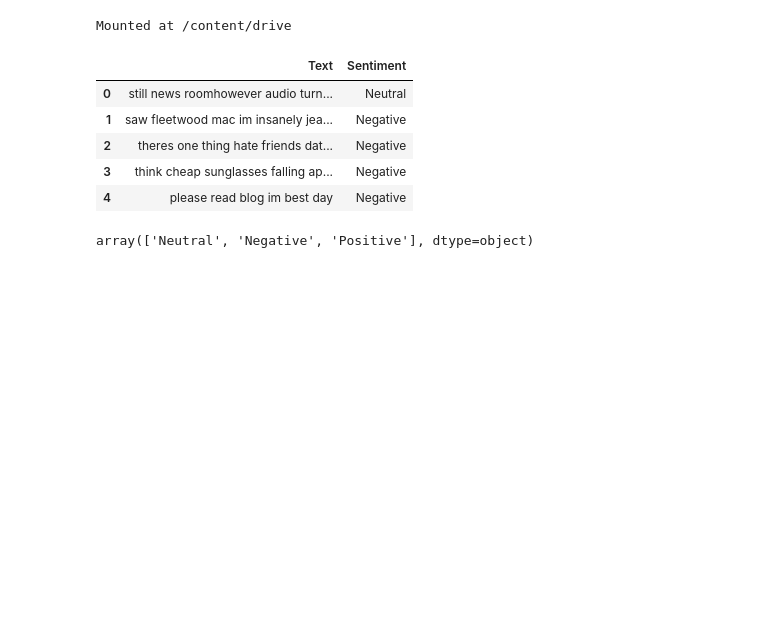
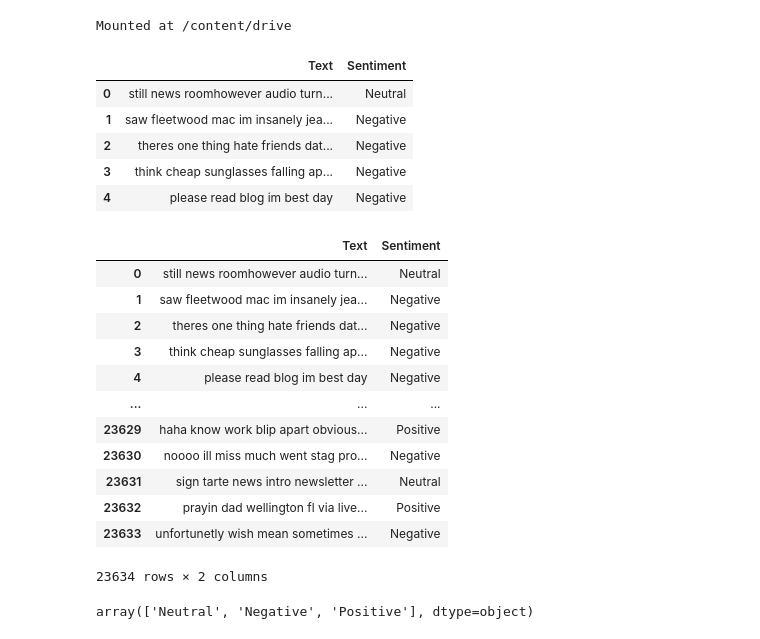
Before and after one commit to AnnaBorosh/BDA2025_project, a Jupyter notebook: notebooks/Sentiment_analysis.ipynb, the cells around one changed output. Saved outputs shown, nothing was run; the diff lists cells and outputs as text; code cells hidden in the pictures; blank space fills up the shorter version.

```diff
--- a/notebooks/Sentiment_analysis.ipynb
+++ b/notebooks/Sentiment_analysis.ipynb
@@ -30,6 +32,23 @@ data.head()
 | 2 | theres one thing hate friends dat... | Negative |
 | 3 | think cheap sunglasses falling ap... | Negative |
 | 4 | please read blog im best day | Negative |
+# %%
+data = pd.read_csv('../data/preprocessed_data_added.csv')
+data
+# %% [output]
+|  | Text | Sentiment |
+| 0 | still news roomhowever audio turn... | Neutral |
+| 1 | saw fleetwood mac im insanely jea... | Negative |
+| 2 | theres one thing hate friends dat... | Negative |
+| 3 | think cheap sunglasses falling ap... | Negative |
+| 4 | please read blog im best day | Negative |
+| ... | ... | ... |
+| 23629 | haha know work blip apart obvious... | Positive |
+| 23630 | noooo ill miss much went stag pro... | Negative |
+| 23631 | sign tarte news intro newsletter ... | Neutral |
+| 23632 | prayin dad wellington fl via live... | Positive |
+| 23633 | unfortunetly wish mean sometimes ... | Negative |
+23634 rows × 2 columns
 # %%
 data['Sentiment'].unique()
 # %% [output]
```
Also changed, not shown: parts of 18 cells of this notebook, 1 other file.
